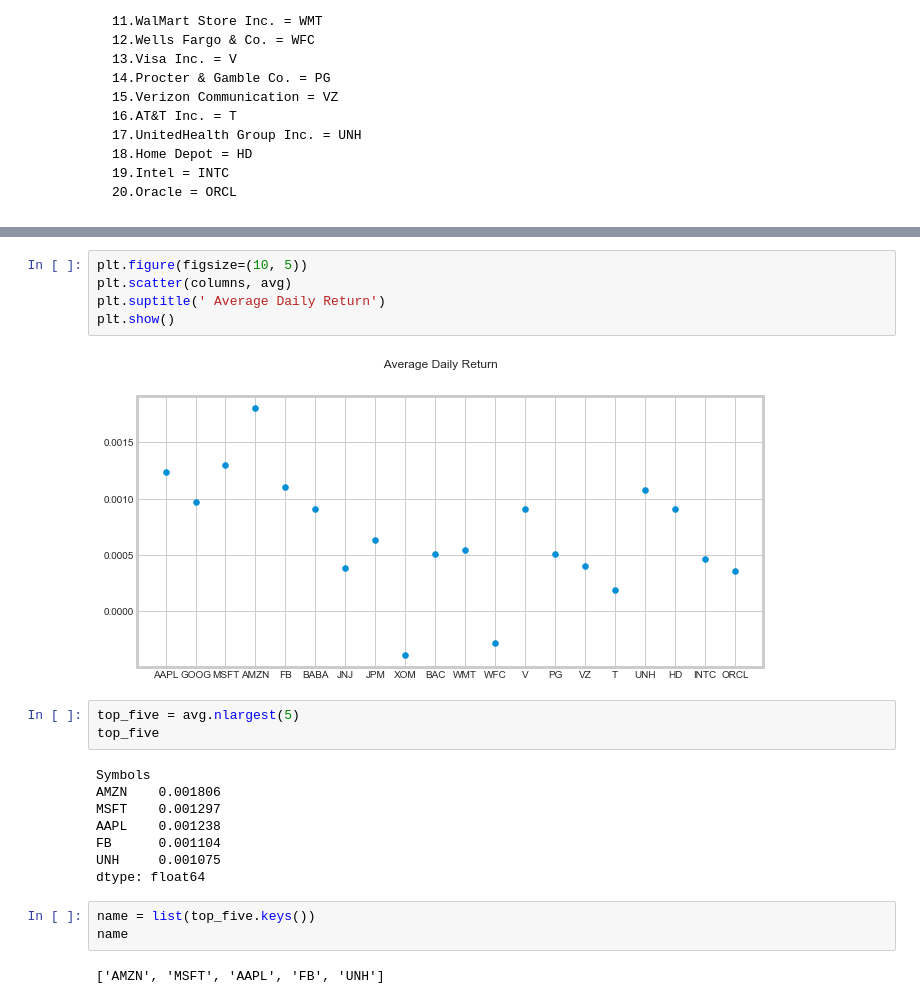
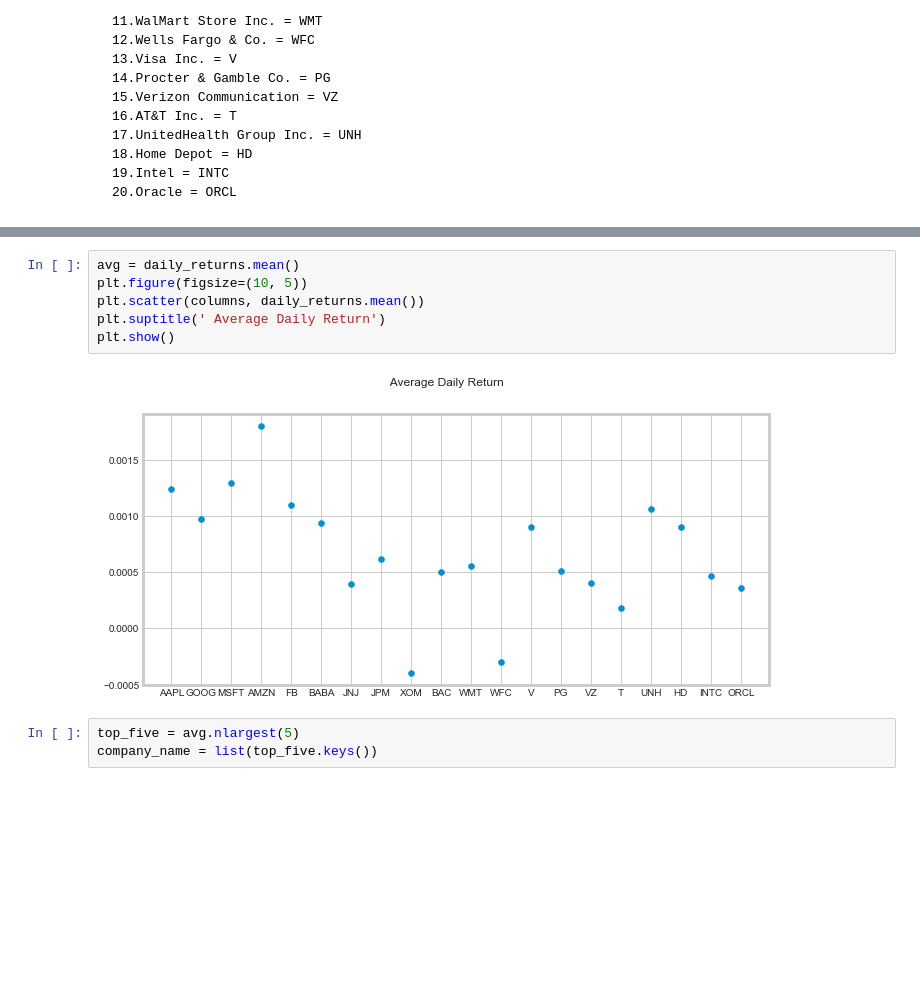
Before and after one commit to RITISHKARKIUNH/stockanalysis, a Jupyter notebook: Stock_Analysis.ipynb, the cells around one changed output, grey strips where cells are left out. Cells and saved outputs as stored; diff of their text form; blank space fills up the shorter version.

```diff
--- a/Stock_Analysis.ipynb
+++ b/Stock_Analysis.ipynb
@@ -197,25 +165,13 @@ dtype: float64
 # %%
+avg = daily_returns.mean()
 plt.figure(figsize=(10, 5))
-plt.scatter(columns, avg)
+plt.scatter(columns, daily_returns.mean())
 plt.suptitle(' Average Daily Return')
 plt.show()
 # %% [output]
-[figure, old version]
+[figure, new version]
 # %%
 top_five = avg.nlargest(5)
-top_five
+company_name = list(top_five.keys())
-# %% [output]
-Symbols
-AMZN    0.001806
-MSFT    0.001297
-AAPL    0.001238
-FB      0.001104
-UNH     0.001075
-dtype: float64
-# %%
-name = list(top_five.keys())
-name
-# %% [output]
-['AMZN', 'MSFT', 'AAPL', 'FB', 'UNH']
 # %%
 plt.figure(figsize=(7, 3))
```
Also changed, not shown: parts of 55 cells of this notebook.
